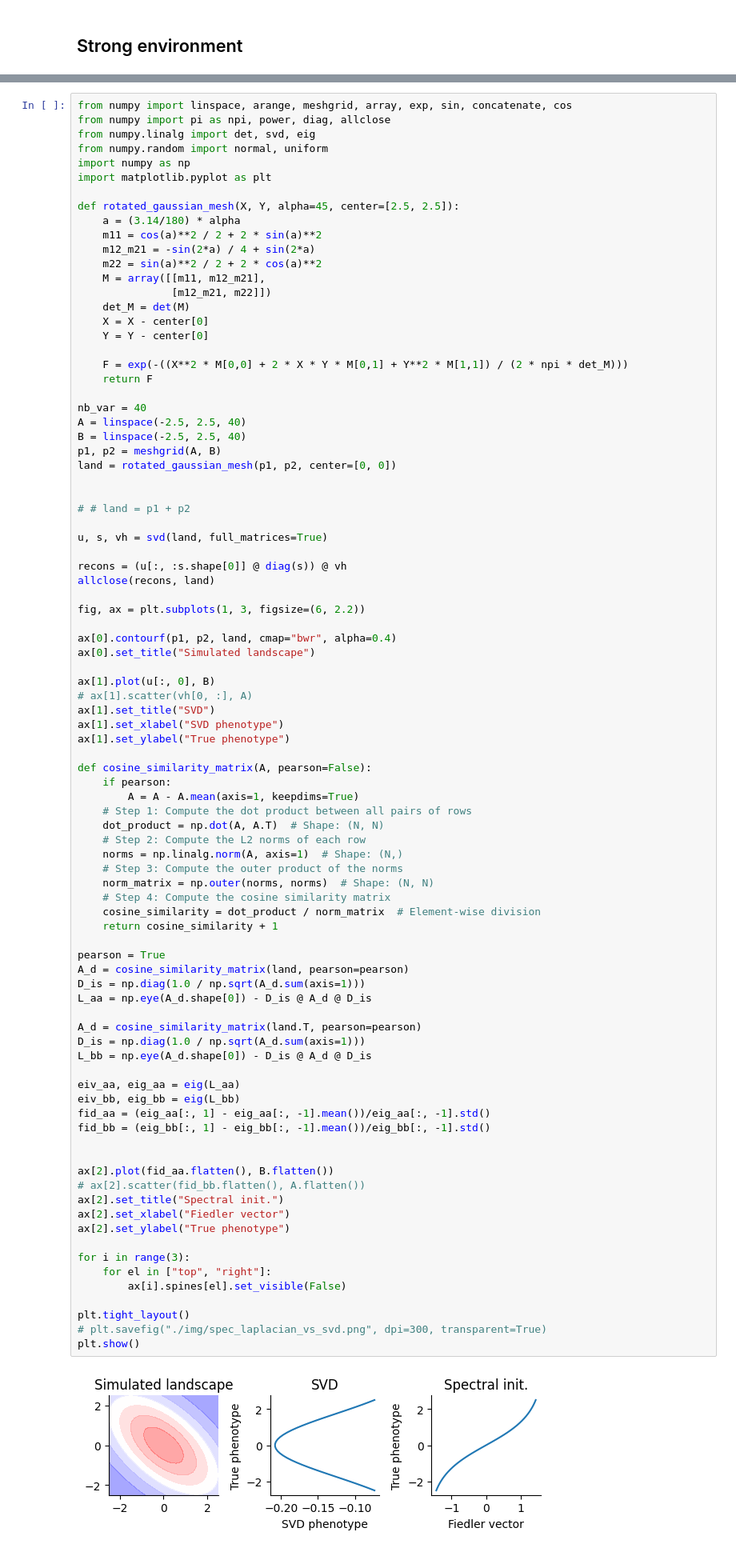
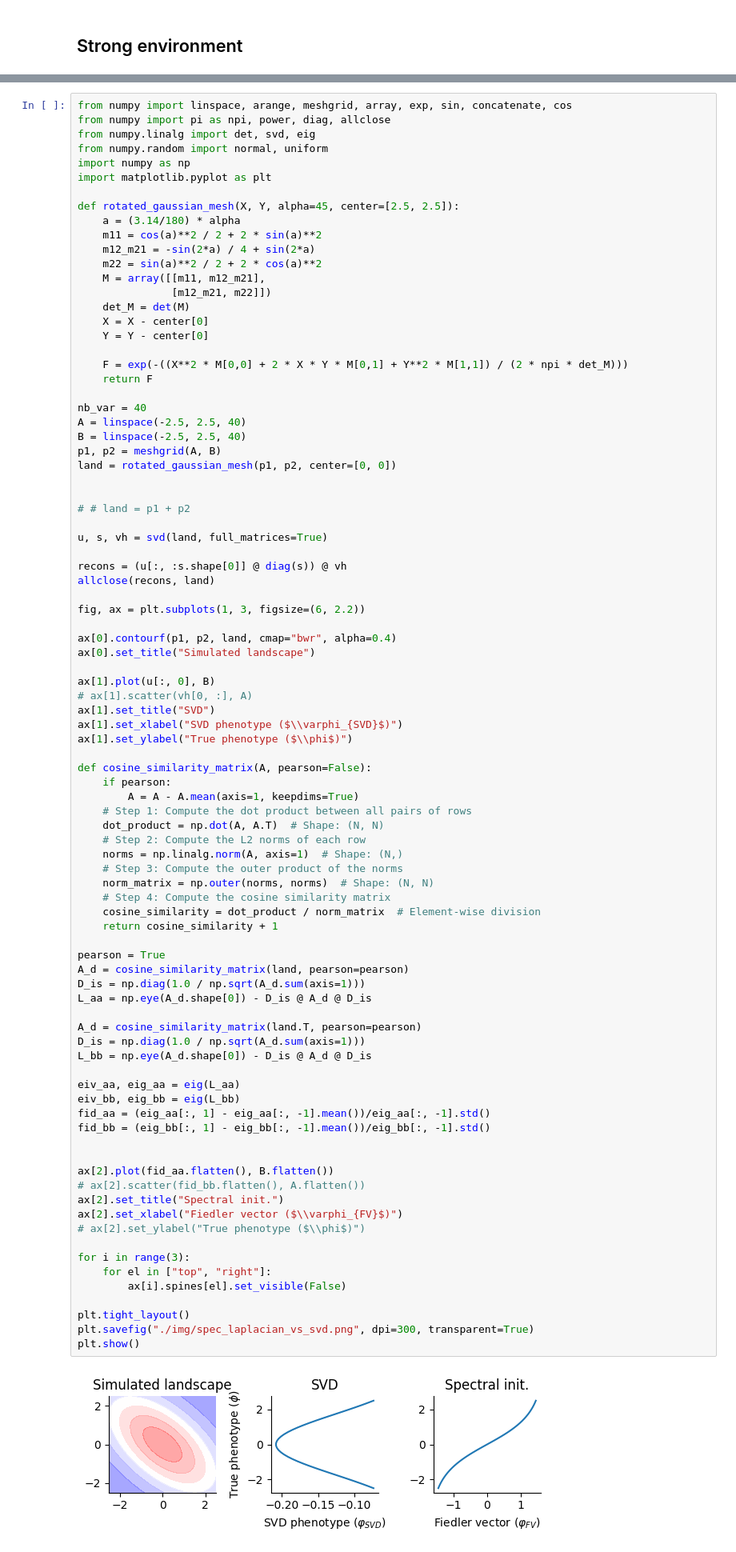
Before and after one commit to LBiophyEvo/D-LIM-model, a Jupyter notebook: reproducibility/figure7.ipynb, the cells around one changed output, grey strips where cells are left out. Shown: that part at 80% size. Saved outputs shown, nothing was run; the diff lists cells and outputs as text.

```diff
--- a/reproducibility/figure7.ipynb
+++ b/reproducibility/figure7.ipynb
@@ -246,8 +246,8 @@ ax[0].set_title("Simulated landscape")
 ax[1].plot(u[:, 0], B)
 # ax[1].scatter(vh[0, :], A)
 ax[1].set_title("SVD")
-ax[1].set_xlabel("SVD phenotype")
-ax[1].set_ylabel("True phenotype")
+ax[1].set_xlabel("SVD phenotype ($\\varphi_{SVD}$)")
+ax[1].set_ylabel("True phenotype ($\\phi$)")
 
 def cosine_similarity_matrix(A, pearson=False):
     if pearson:
@@ -261,34 +261,34 @@ def cosine_similarity_matrix(A, pearson=False):
     # Step 4: Compute the cosine similarity matrix
     cosine_similarity = dot_product / norm_matrix  # Element-wise division
     return cosine_similarity + 1
 
 pearson = True
 A_d = cosine_similarity_matrix(land, pearson=pearson)
 D_is = np.diag(1.0 / np.sqrt(A_d.sum(axis=1)))
 L_aa = np.eye(A_d.shape[0]) - D_is @ A_d @ D_is
 
 A_d = cosine_similarity_matrix(land.T, pearson=pearson)
 D_is = np.diag(1.0 / np.sqrt(A_d.sum(axis=1)))
 L_bb = np.eye(A_d.shape[0]) - D_is @ A_d @ D_is
 
 eiv_aa, eig_aa = eig(L_aa)
 eiv_bb, eig_bb = eig(L_bb)
 fid_aa = (eig_aa[:, 1] - eig_aa[:, -1].mean())/eig_aa[:, -1].std()
 fid_bb = (eig_bb[:, 1] - eig_bb[:, -1].mean())/eig_bb[:, -1].std()
 
 
 ax[2].plot(fid_aa.flatten(), B.flatten())
 # ax[2].scatter(fid_bb.flatten(), A.flatten())
 ax[2].set_title("Spectral init.")
-ax[2].set_xlabel("Fiedler vector")
-ax[2].set_ylabel("True phenotype")
+ax[2].set_xlabel("Fiedler vector ($\\varphi_{FV}$)")
+# ax[2].set_ylabel("True phenotype ($\\phi$)")
 
 for i in range(3):
     for el in ["top", "right"]:
         ax[i].spines[el].set_visible(False)
 
 plt.tight_layout()
-# plt.savefig("./img/spec_laplacian_vs_svd.png", dpi=300, transparent=True)
+plt.savefig("./img/spec_laplacian_vs_svd.png", dpi=300, transparent=True)
 plt.show()
 # %% [output]
-[figure, old version]
+[figure, new version]
```
Also changed, not shown: 22 other files.
